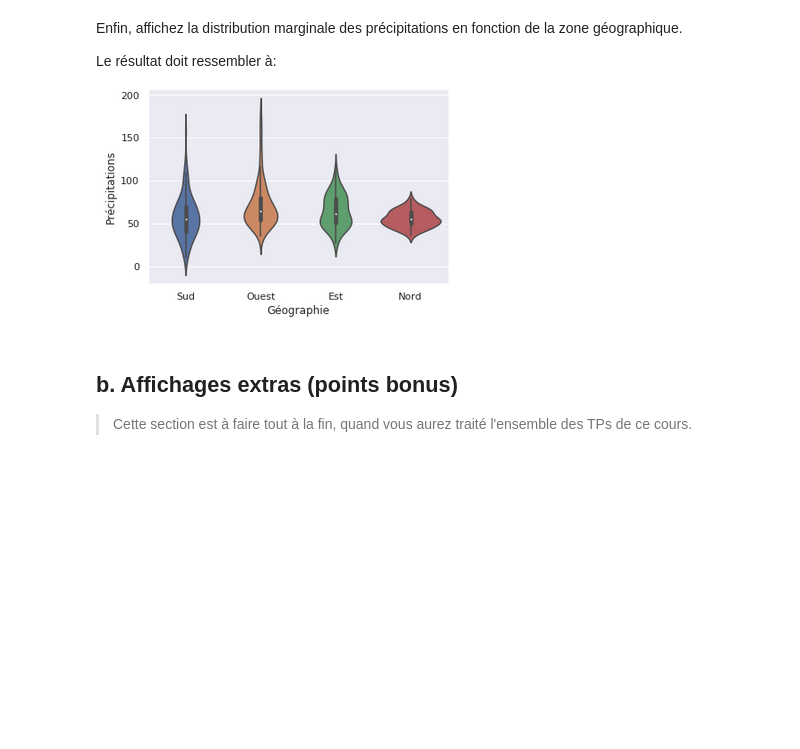
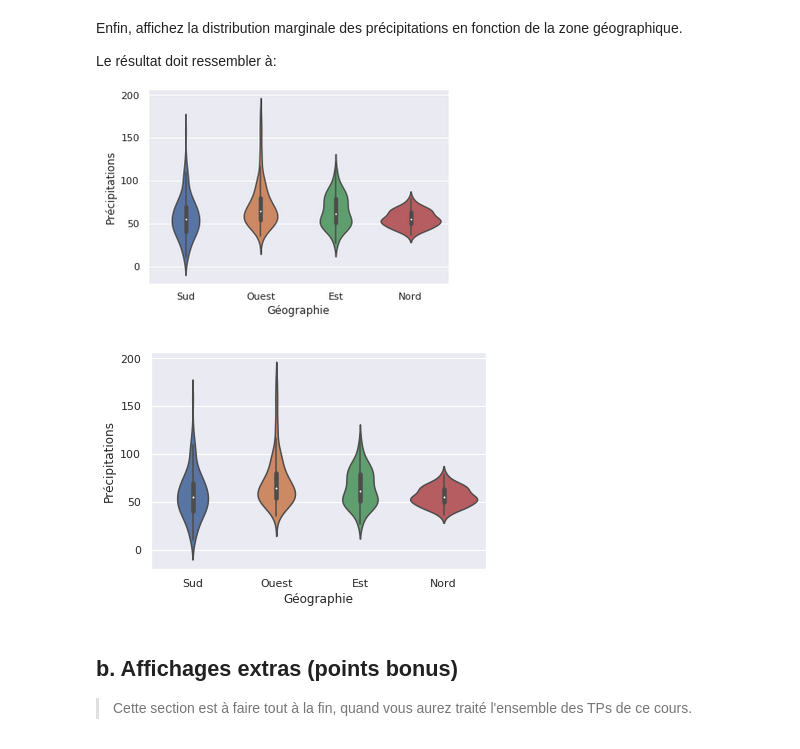
Before and after one commit to campusplage/compte-rendus-martin_elatrache, a Jupyter notebook: Copie_de_TP1_pandas.ipynb, the cells around one changed output. Cells and saved outputs as stored; diff of their text form; code cells hidden in the pictures; blank space fills up the shorter version.

```diff
--- a/Copie_de_TP1_pandas.ipynb
+++ b/Copie_de_TP1_pandas.ipynb
@@ -334,3 +476,10 @@ Le résultat doit ressembler à:
+# %%
+# Affichage de la distribution marginale des précipitations par zone géographique
+# On crée un pivot contenant les informations nécessaires poour la création du violinplot
+f2 = data.reset_index().melt(id_vars=['Ville', 'Géographie'], value_vars="Précipitations", value_name='Précipitations')
+g3= sns.violinplot(x='Géographie', y='Précipitations',data=f2)
+# %% [output]
+[figure, added]
 # %% [markdown]
 ## b. Affichages extras (points bonus)
 
```
Also changed, not shown: parts of 16 cells of this notebook.
